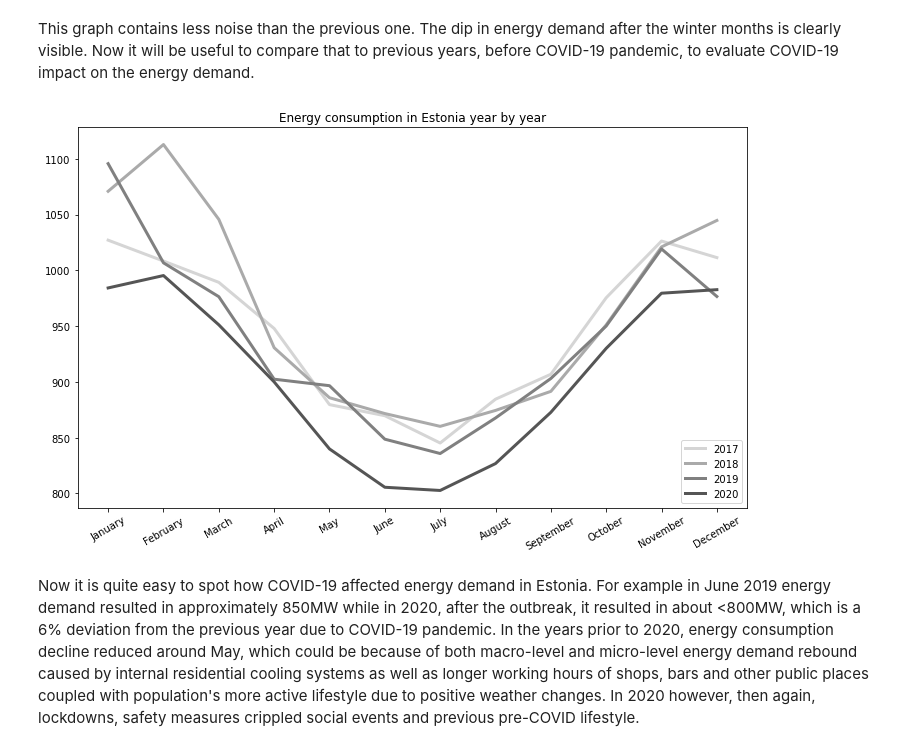
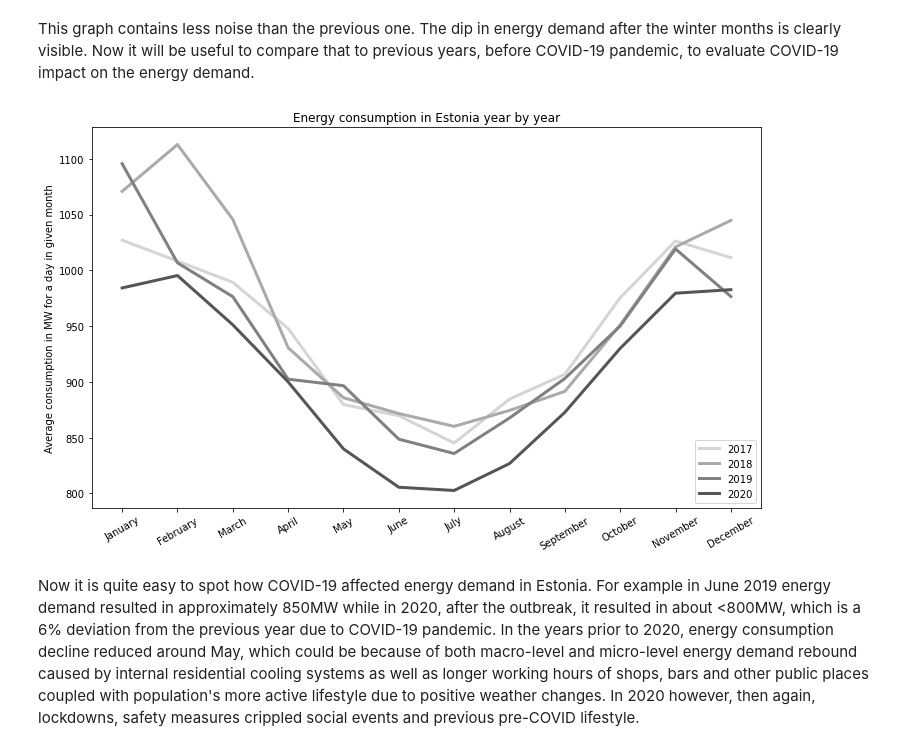
Before and after one commit to Rikuklane/D4-Electricity-Prices, a Jupyter notebook: visualization/covid_impact_on_electricity_prices.ipynb, the cells around one changed output. Drawn from its saved outputs; the diff is of its cells as text; code cells hidden in the pictures.

```diff
--- a/visualization/covid_impact_on_electricity_prices.ipynb
+++ b/visualization/covid_impact_on_electricity_prices.ipynb
@@ -153,33 +158,34 @@ This graph contains less noise than the previous one. The dip in energy demand a
 def consumption_years_graph(n_of_years, final_year):
     colors = plt.cm.gray(np.linspace(0,1,n_of_years + 3))
     years = str(final_year - (n_of_years - 1))
     year_legend = []
     f, ax = plt.subplots(figsize=(12,7))
     for j in range(n_of_years):
         years = str(years)
         means = []
         dates = []
         months = ["January", "February", "March", "April", "May", "June", "July", "August", "September", "October", "November", "December"]
         for i in range(1, 13):
 
 
             month = str(i)
             mean = float(consumption[years + "-" + month].mean())
             date = pd.to_datetime(years + "-" + month)
             means.append(mean)
             dates.append(date)
 
         consumption_year = pd.DataFrame({"dates":dates,"means":means, "months":months})
         consumption_year.set_index("dates")
         plt.plot(consumption_year["months"], consumption_year["means"], color=colors[(n_of_years + 1) - j], linewidth=3)
         plt.xticks(rotation = 30)
         year_legend.append(years)
         years = int(years) + 1
 
     plt.title("Energy consumption in Estonia year by year")
+    plt.ylabel("Average consumption in MW")
     plt.legend(year_legend, loc=4)
 consumption_years_graph(4, 2020)
 # %% [output]
-[figure, old version]
+[figure, new version]
 # %% [markdown]
 Now it is quite easy to spot how COVID-19 affected energy demand in Estonia. For example in June 2019 energy demand resulted in approximately 850MW while in 2020, after the outbreak, it resulted in about <800MW, which is a 6% deviation from the previous year due to COVID-19 pandemic. In the years prior to 2020, energy consumption decline reduced around May, which could be because of both macro-level and micro-level energy demand rebound caused by internal residential cooling systems as well as longer working hours of shops, bars and other public places coupled with population's more active lifestyle due to positive weather changes. In 2020 however, then again, lockdowns, safety measures crippled social events and previous pre-COVID lifestyle.
```
Also changed, not shown: parts of 34 cells of this notebook.
